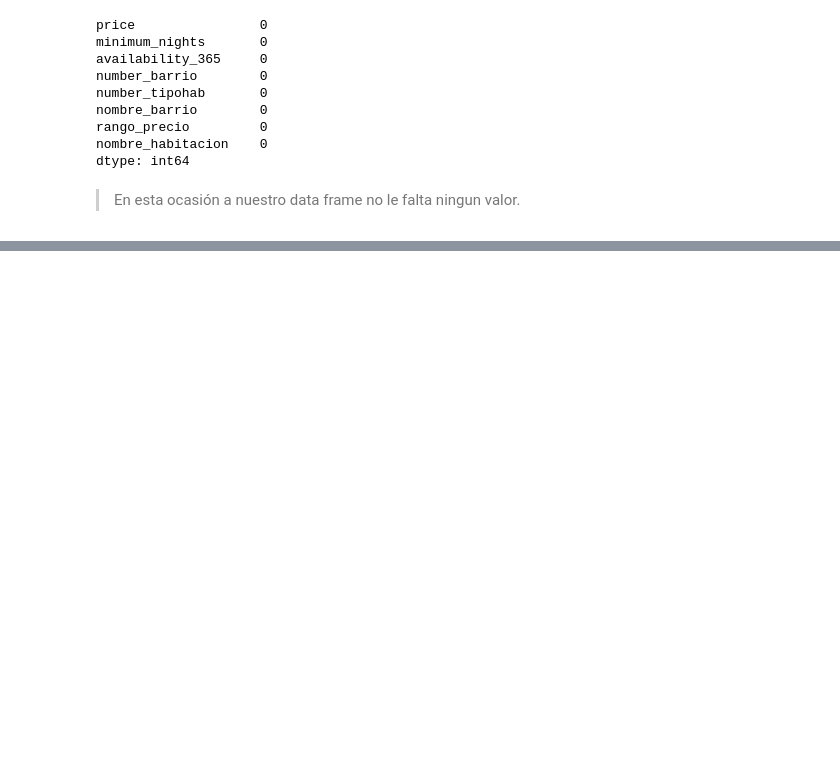
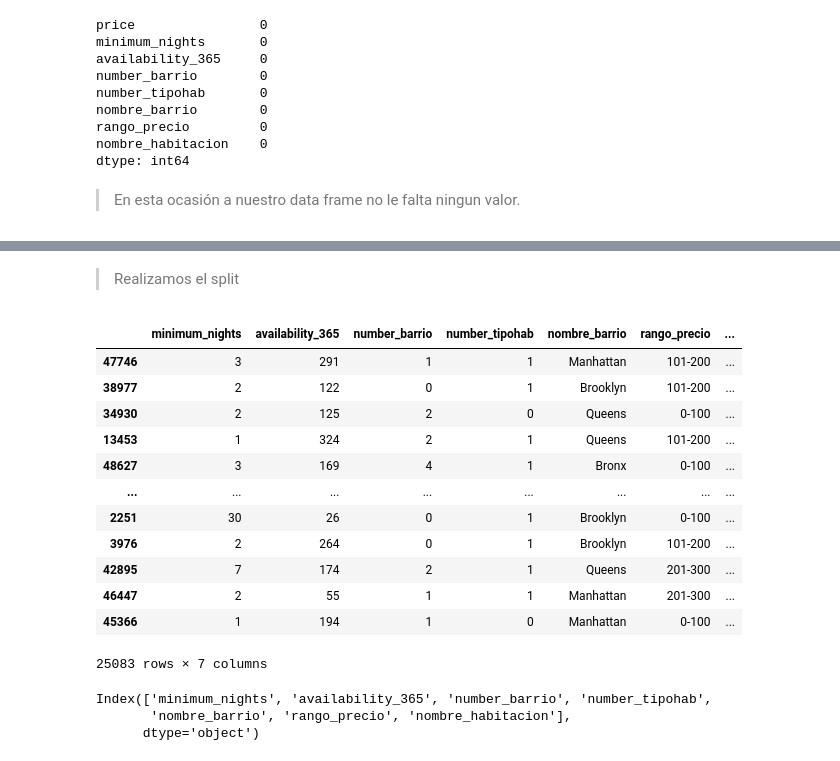
Before and after one commit to 4GeeksAcademy/sarayruiz---Machine-Learning, a Jupyter notebook: src/00-eda-airbnb-ny.ipynb, the cells around one changed output, grey strips where cells are left out. Cells and saved outputs as stored; diff of their text form; code cells hidden in the pictures; blank space fills up the shorter version.

```diff
--- a/src/00-eda-airbnb-ny.ipynb
+++ b/src/00-eda-airbnb-ny.ipynb
@@ -577,0 +596,34 @@ dtype: int64
+# %% [markdown]
+> Realizamos el split
+# %%
+# Dividimos el conjunto de datos en muestras de train y test
+X = df.drop("price", axis=1)
+y = df["price"]
+
+# Instancia de: from sklearn.model_selection import train_test_split
+X_train, X_test, y_train, y_test = train_test_split(X,
+                                                    y,
+                                                    test_size=0.2,
+                                                    random_state=18)
+# %%
+X_train
+# %% [output]
+|  | minimum_nights | availability_365 | number_barrio | number_tipohab | nombre_barrio | rango_precio | ... |
+| 47746 | 3 | 291 | 1 | 1 | Manhattan | 101-200 | ... |
+| 38977 | 2 | 122 | 0 | 1 | Brooklyn | 101-200 | ... |
+| 34930 | 2 | 125 | 2 | 0 | Queens | 0-100 | ... |
+| 13453 | 1 | 324 | 2 | 1 | Queens | 101-200 | ... |
+| 48627 | 3 | 169 | 4 | 1 | Bronx | 0-100 | ... |
+| ... | ... | ... | ... | ... | ... | ... | ... |
+| 2251 | 30 | 26 | 0 | 1 | Brooklyn | 0-100 | ... |
+| 3976 | 2 | 264 | 0 | 1 | Brooklyn | 101-200 | ... |
+| 42895 | 7 | 174 | 2 | 1 | Queens | 201-300 | ... |
+| 46447 | 2 | 55 | 1 | 1 | Manhattan | 201-300 | ... |
+| 45366 | 1 | 194 | 1 | 0 | Manhattan | 0-100 | ... |
+25083 rows × 7 columns
+# %%
+X_train.columns
+# %% [output]
+Index(['minimum_nights', 'availability_365', 'number_barrio', 'number_tipohab',
+       'nombre_barrio', 'rango_precio', 'nombre_habitacion'],
+      dtype='object')
```
Also changed, not shown: parts of 17 cells of this notebook, 1 other file.
